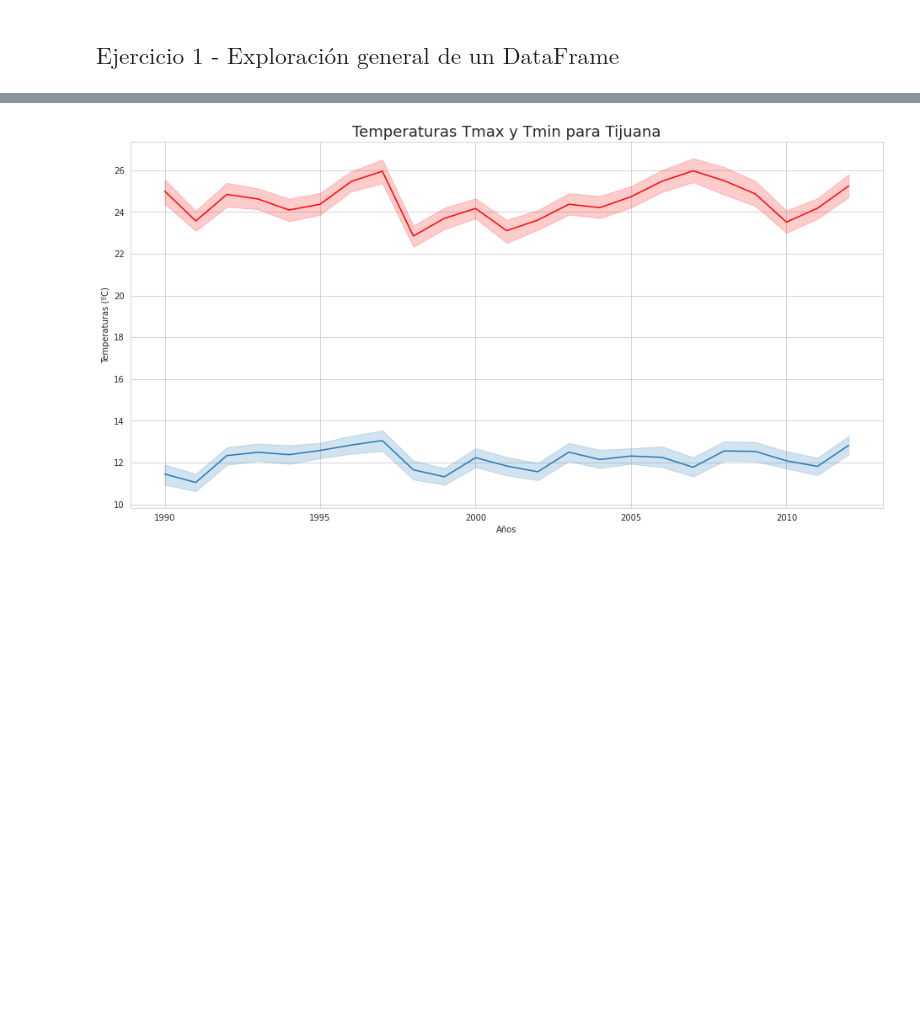
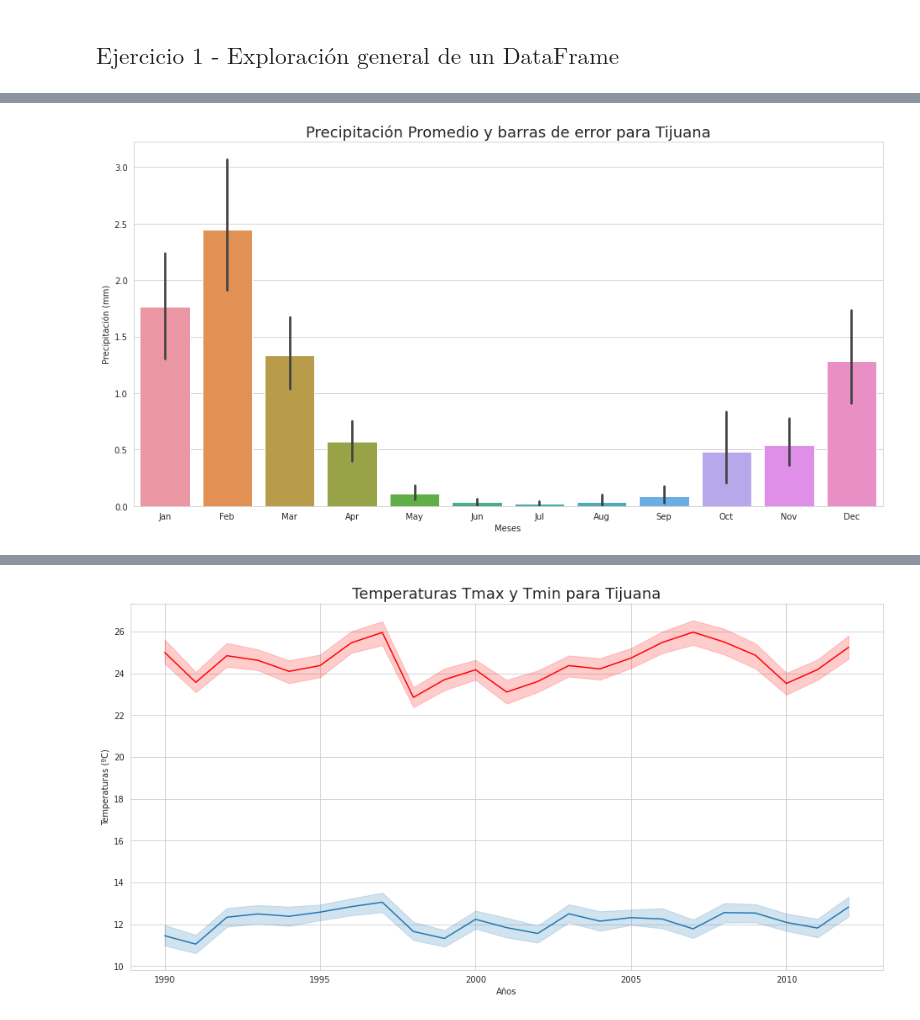
Before and after one commit to sebasbrowar/FisicaComputacional1, a Jupyter notebook: Actividad4/Actividad4.ipynb, the cells around one changed output, grey strips where cells are left out. Saved outputs shown, nothing was run; the diff lists cells and outputs as text; code cells hidden in the pictures; blank space fills up the shorter version.

```diff
--- a/Actividad4/Actividad4.ipynb
+++ b/Actividad4/Actividad4.ipynb
@@ -295,0 +252,17 @@ plt.show()
+# %%
+# Gráfica de Precipitación últimos 30 años
+# Agrupado por Mes
+sns.set_style('whitegrid')
+plt.figure(figsize=(16,8))
+
+g=sns.barplot(x='Mes', y='Precip', data=df_90); # Gráfica de barras
+# Rotamos 45º los Años en el eje x para mejor lectura
+#g.set_xticklabels(g.get_xticklabels(), rotation=45, horizontalalignment='right');
+
+plt.xlabel('Meses')
+plt.ylabel('Precipitación (mm)')
+plt.title('Precipitación Promedio y barras de error para Tijuana', fontsize=18)
+
+plt.show()
+# %% [output]
+[figure, added]
```
Also changed, not shown: parts of 45 cells of this notebook.
